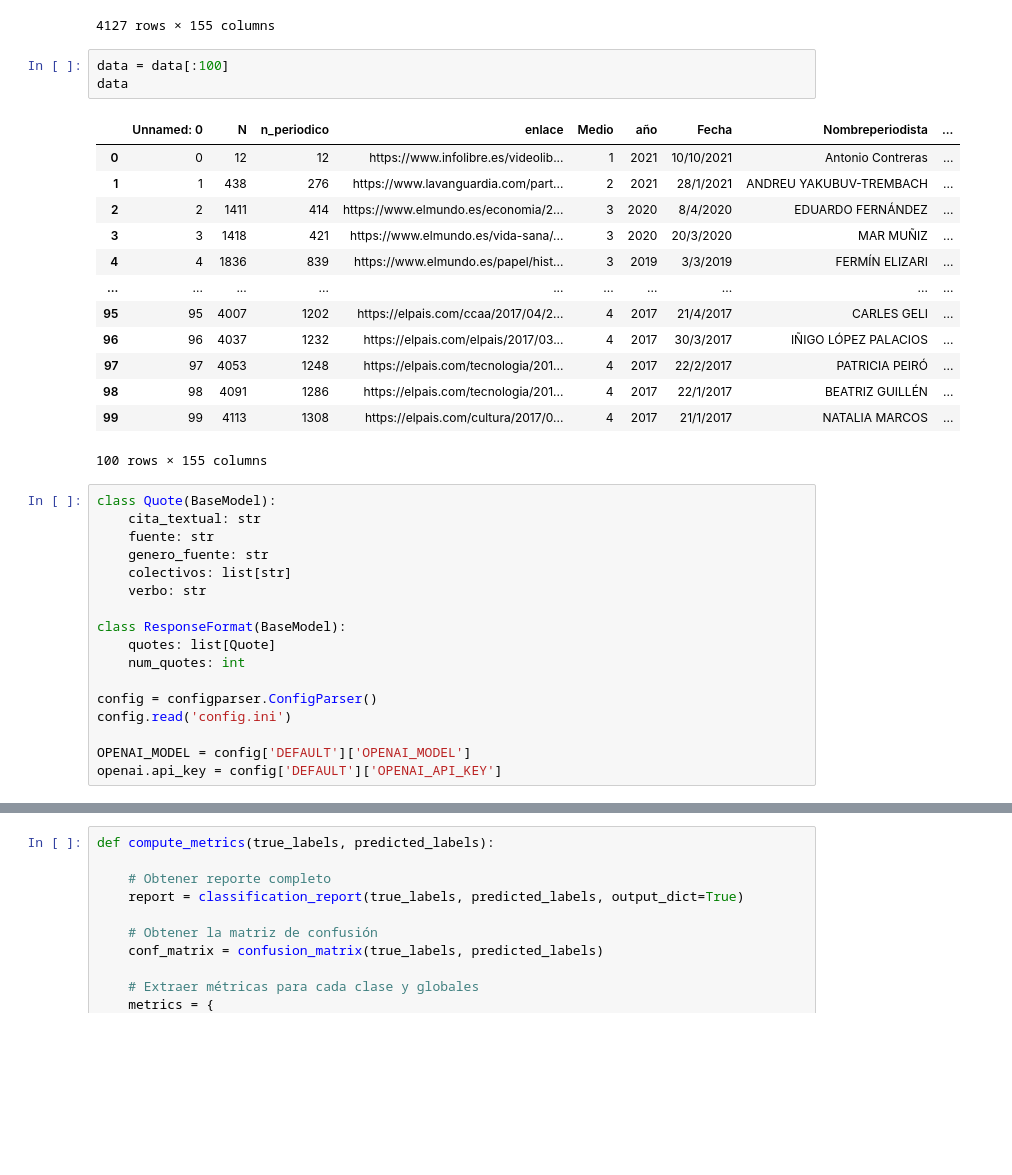
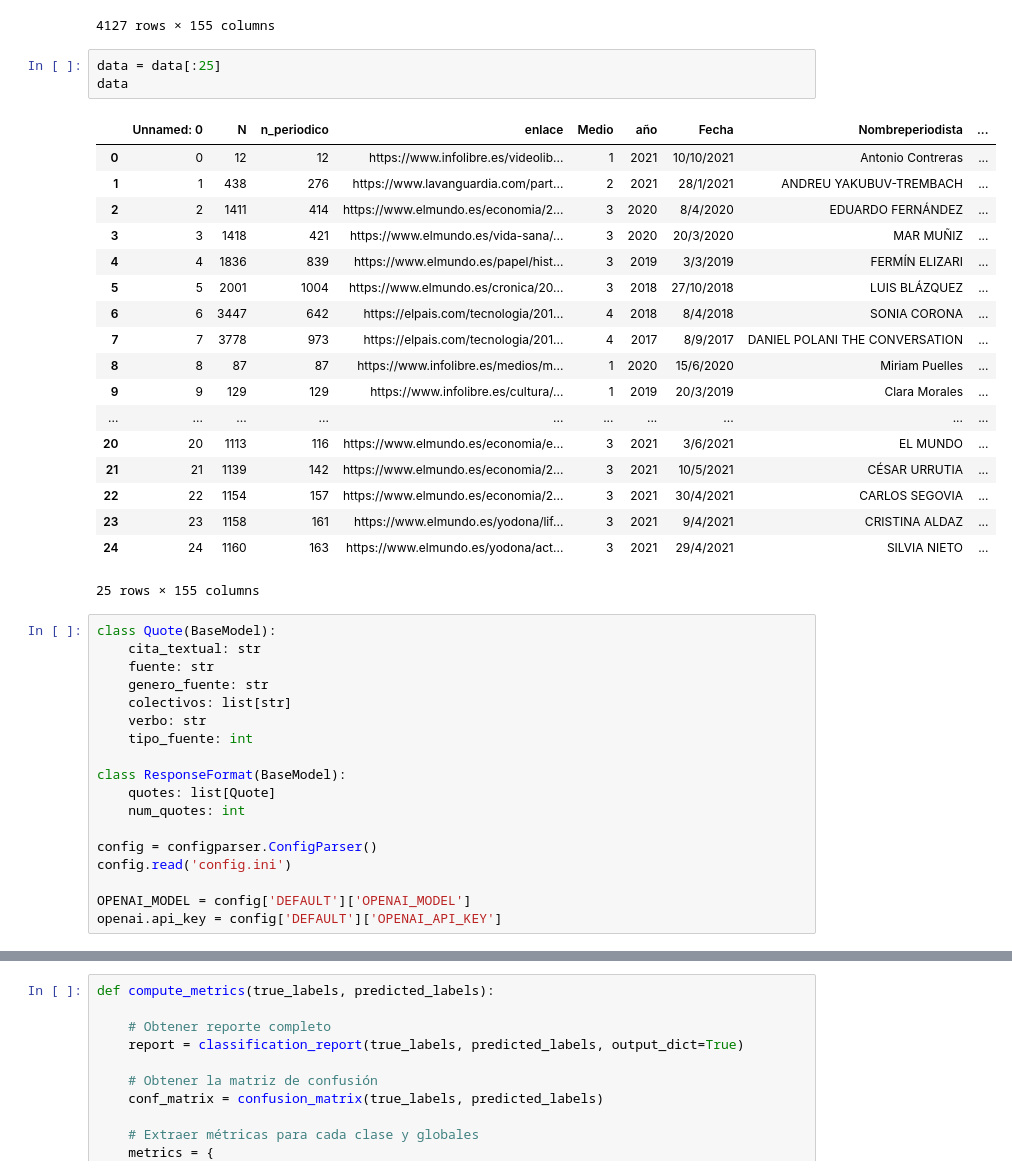
Before and after one commit to jgarcela/iris-uc3m, a Jupyter notebook: pruebas_openai/pruebas_declaraciones.ipynb, the cells around one changed output, grey strips where cells are left out. Cells and saved outputs as stored; diff of their text form; blank space fills up the shorter version.

```diff
--- a/pruebas_openai/pruebas_declaraciones.ipynb
+++ b/pruebas_openai/pruebas_declaraciones.ipynb
@@ -26,22 +26,27 @@ data
 | 4126 | 4134 | 4135 | 1330 | https://elpais.com/elpais/2017/01... | 4 | 2017 | 21/1/2017 | ROSARIO G. GÓMEZ | ... |
 4127 rows × 155 columns
 # %%
-data = data[:100]
+data = data[:25]
 data
 # %% [output]
 |  | Unnamed: 0 | N | n_periodico | enlace | Medio | año | Fecha | Nombreperiodista | ... |
 | 0 | 0 | 12 | 12 | https://www.infolibre.es/videolib... | 1 | 2021 | 10/10/2021 | Antonio Contreras | ... |
 | 1 | 1 | 438 | 276 | https://www.lavanguardia.com/part... | 2 | 2021 | 28/1/2021 | ANDREU YAKUBUV-TREMBACH | ... |
 | 2 | 2 | 1411 | 414 | https://www.elmundo.es/economia/2... | 3 | 2020 | 8/4/2020 | EDUARDO FERNÁNDEZ | ... |
 | 3 | 3 | 1418 | 421 | https://www.elmundo.es/vida-sana/... | 3 | 2020 | 20/3/2020 | MAR MUÑIZ | ... |
 | 4 | 4 | 1836 | 839 | https://www.elmundo.es/papel/hist... | 3 | 2019 | 3/3/2019 | FERMÍN ELIZARI | ... |
+| 5 | 5 | 2001 | 1004 | https://www.elmundo.es/cronica/20... | 3 | 2018 | 27/10/2018 | LUIS BLÁZQUEZ | ... |
+| 6 | 6 | 3447 | 642 | https://elpais.com/tecnologia/201... | 4 | 2018 | 8/4/2018 | SONIA CORONA | ... |
+| 7 | 7 | 3778 | 973 | https://elpais.com/tecnologia/201... | 4 | 2017 | 8/9/2017 | DANIEL POLANI THE CONVERSATION | ... |
+| 8 | 8 | 87 | 87 | https://www.infolibre.es/medios/m... | 1 | 2020 | 15/6/2020 | Miriam Puelles | ... |
+| 9 | 9 | 129 | 129 | https://www.infolibre.es/cultura/... | 1 | 2019 | 20/3/2019 | Clara Morales | ... |
 | ... | ... | ... | ... | ... | ... | ... | ... | ... | ... |
-| 95 | 95 | 4007 | 1202 | https://elpais.com/ccaa/2017/04/2... | 4 | 2017 | 21/4/2017 | CARLES GELI | ... |
-| 96 | 96 | 4037 | 1232 | https://elpais.com/elpais/2017/03... | 4 | 2017 | 30/3/2017 | IÑIGO LÓPEZ PALACIOS | ... |
-| 97 | 97 | 4053 | 1248 | https://elpais.com/tecnologia/201... | 4 | 2017 | 22/2/2017 | PATRICIA PEIRÓ | ... |
-| 98 | 98 | 4091 | 1286 | https://elpais.com/tecnologia/201... | 4 | 2017 | 22/1/2017 | BEATRIZ GUILLÉN | ... |
-| 99 | 99 | 4113 | 1308 | https://elpais.com/cultura/2017/0... | 4 | 2017 | 21/1/2017 | NATALIA MARCOS | ... |
+| 20 | 20 | 1113 | 116 | https://www.elmundo.es/economia/e... | 3 | 2021 | 3/6/2021 | EL MUNDO | ... |
+| 21 | 21 | 1139 | 142 | https://www.elmundo.es/economia/2... | 3 | 2021 | 10/5/2021 | CÉSAR URRUTIA | ... |
+| 22 | 22 | 1154 | 157 | https://www.elmundo.es/economia/2... | 3 | 2021 | 30/4/2021 | CARLOS SEGOVIA | ... |
+| 23 | 23 | 1158 | 161 | https://www.elmundo.es/yodona/lif... | 3 | 2021 | 9/4/2021 | CRISTINA ALDAZ | ... |
+| 24 | 24 | 1160 | 163 | https://www.elmundo.es/yodona/act... | 3 | 2021 | 29/4/2021 | SILVIA NIETO | ... |
-100 rows × 155 columns
+25 rows × 155 columns
 # %%
 class Quote(BaseModel):
     cita_textual: str
@@ -49,6 +54,7 @@ class Quote(BaseModel):
     genero_fuente: str
     colectivos: list[str]
     verbo: str
+    tipo_fuente: int
 
 class ResponseFormat(BaseModel):
     quotes: list[Quote]
```
Also changed, not shown: parts of 4 cells of this notebook, 2 other files.
